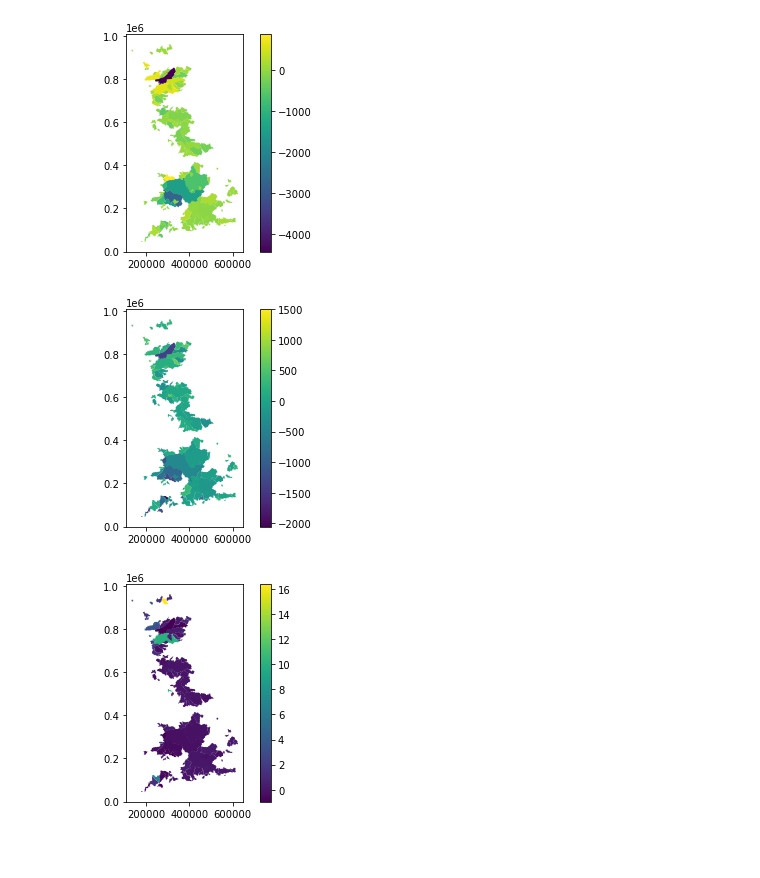
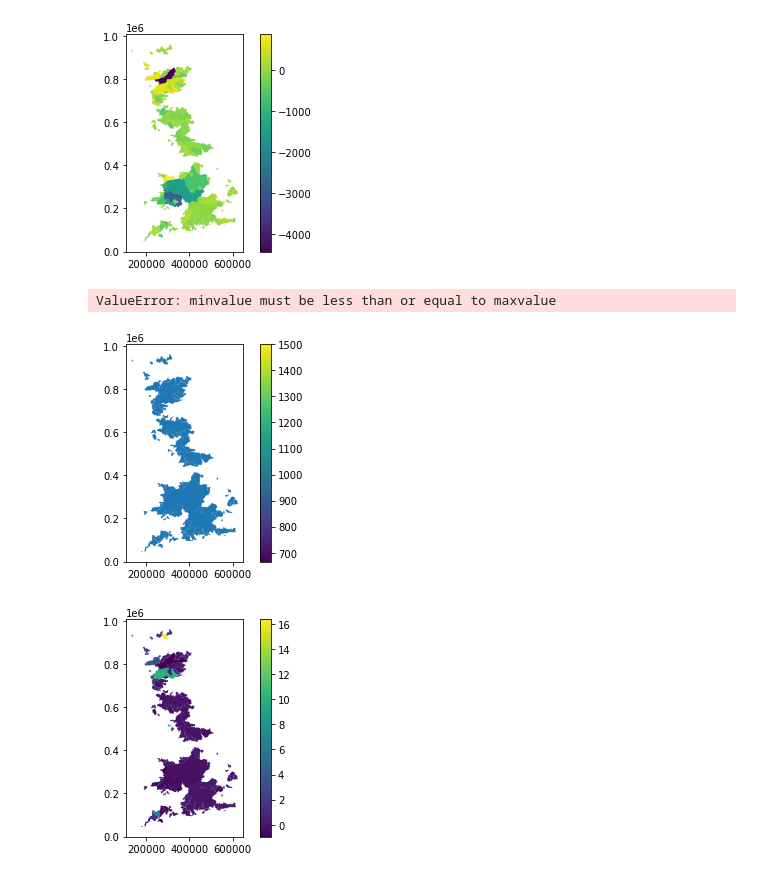
Before and after one commit to nelerey/drought-fighters, a Jupyter notebook: notebooks/exploratory-Nele.ipynb, the cells around one changed output. Drawn from its saved outputs; the diff is of its cells as text; code cells hidden in the pictures.

```diff
--- a/notebooks/exploratory-Nele.ipynb
+++ b/notebooks/exploratory-Nele.ipynb
@@ -230,10 +230,11 @@ plt.savefig("../figures/change_totalofdeficitSum_ensemblemedian.png")
 # %% [output]
 [figure]
 # %%
-geo_total_de_by_scen_id_em_change.plot(column="dur", cmap="viridis", legend=True, vmax=1500)
+geo_total_de_by_scen_id_em_change.plot(column="dur", cmap="viridis", legend=True, vmin=-1500)
 plt.savefig("../figures/change_totalofdur_ensemblemedian.png")
 # %% [output]
+ValueError: minvalue must be less than or equal to maxvalue
-[figure, old version]
+[figure, new version]
 # %%
 # compute relative change
 geo_total_de_by_scen_id_em = geo_total_de_by_scen_id_em.set_index("gauge_id")
```
